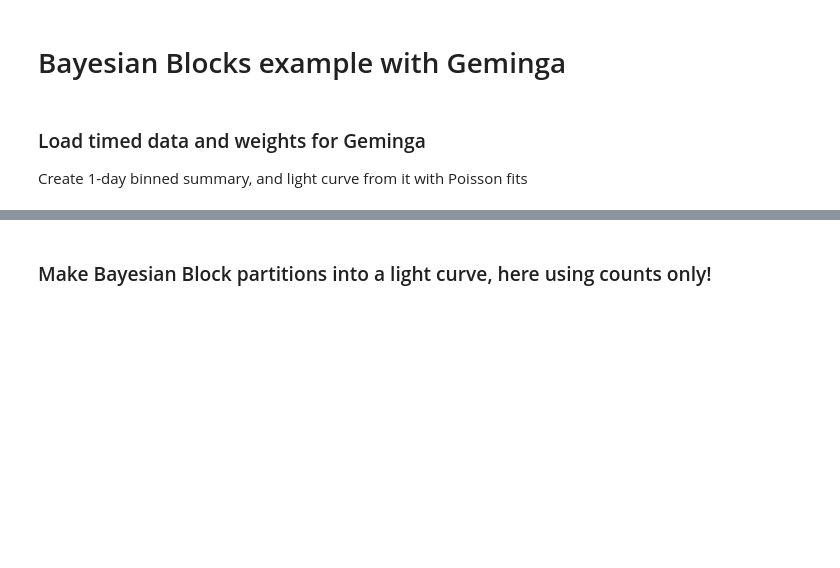
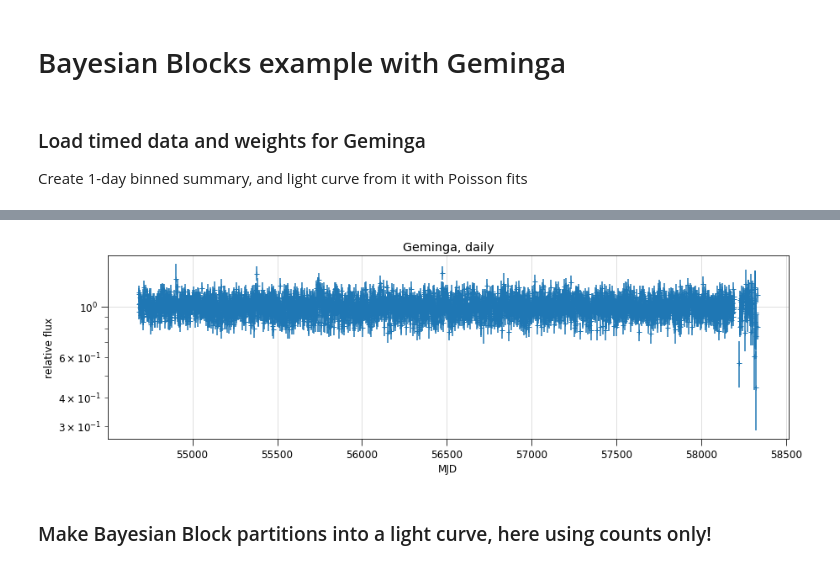
Before and after one commit to tburnett/lat-timing, a Jupyter notebook: notebooks/code development/BB with Geminga.ipynb, the cells around one changed output, grey strips where cells are left out. Cells and saved outputs as stored; diff of their text form; code cells hidden in the pictures; blank space fills up the shorter version.

```diff
--- a/notebooks/code development/BB with Geminga.ipynb
+++ b/notebooks/code development/BB with Geminga.ipynb
@@ -19,8 +28,10 @@ Loading data from 127 months
-# %%
-fig, (ax1, ax2, ax3) = plt.subplots(3,1, figsize=(15,9))
-lcp.flux_plot(ax=ax1, yscale='log', title='Geminga, daily');
-lcp.flux_plot(ax=ax2, yscale='log', xlim=(56400, 56800), title=' ')
-lcp.flux_plot(ax=ax3, yscale='log', xlim=(57000, 57500), title=' ');
+# %%
+def plot_lc(lc, title='', **kwargs):
+    fig, ax = plt.subplots(1,1, figsize=(15,4))
+    lc.flux_plot(ax=ax, yscale='log', title=title, **kwargs);
+plot_lc(lcp, 'Geminga, daily')
+# %% [output]
+[figure, added]
 # %% [markdown]
 ### Make Bayesian Block partitions into a light curve, here using counts only!
 # %%
```
Also changed, not shown: parts of 6 cells of this notebook, 3 other files.
